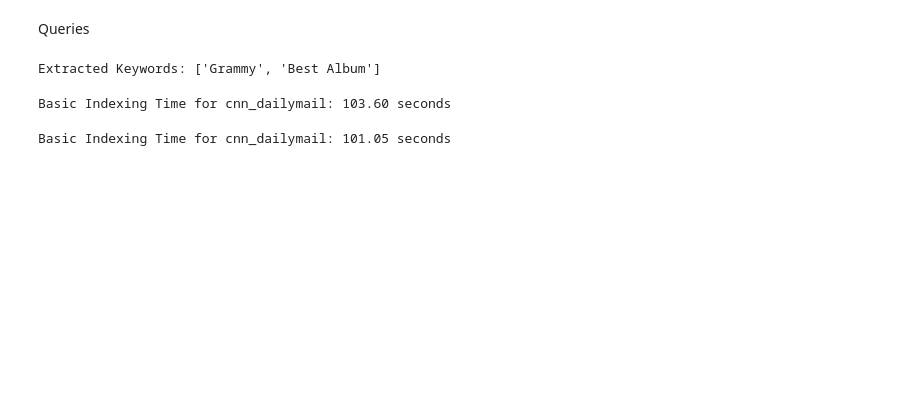
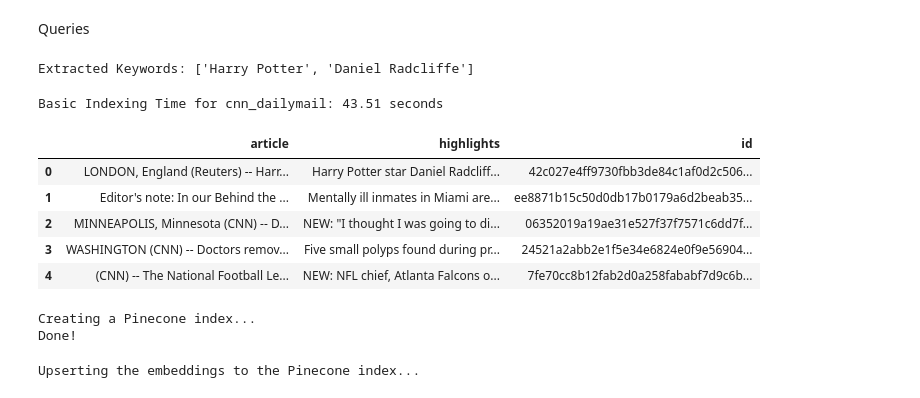
Before and after one commit to ethanelkaim/RAG-Models-For-LLM, a Jupyter notebook: RAG_Project.ipynb, the cells around one changed output. Cells and saved outputs as stored; diff of their text form; code cells hidden in the pictures; blank space fills up the shorter version.

Commit message:
Hierarchical using Pinecone indexing

```diff
--- a/RAG_Project.ipynb
+++ b/RAG_Project.ipynb
@@ -60,3 +51,19 @@ class Document:
+# %%
+# Function to extract keywords using Hugging Face's NER pipeline
+def extract_keywords(query):
+    ner_results = ner_pipeline(query)
+    keywords = []
+    year = None
+    for entity in ner_results:
+        entity_word = entity['word']
+        if entity_word not in keywords and not entity_word.startswith("##"):
+            keywords.append(entity_word)
+    year_pattern = r'\b(?:19|20)\d{2}\b' # Extract years
+    years = re.findall(year_pattern, query)
+    for year in years:
+        if year not in keywords:
+            year = year
+    return keywords, year
 # %%
 # Basic Indexing Function
 def index_dataset_basic(dataset_name, keyword):
@@ -284,12 +476,14 @@ Queries
 
 # Requiring Up-to-date Pop Culture or Media Knowledge:
 # query = "What was the main theme of the latest Marvel movie released in 2024?"  # Wrong wiki page.
-query = "Which artist won the Grammy for Best Album in 2024?"  # Worked
+# query = "Which artist won the Grammy for Best Album in 2024?"  # Worked
 
 # Complex or Technical Questions Requiring External Sources:
-# query = "What are the latest breakthroughs in treating Alzheimer's disease, according to 2023 clinical trials?"   # Didn't find the wiki page
+# query = "What are the latest breakthroughs in treating Alzheimer's disease, according to 2024 clinical trials?"   # Didn't find the wiki page
 
 # Questions Requiring Rare or Region-Specific Information:
 # query = "What are the local customs of the Himba tribe in Namibia?"   # Didn't find the wiki page
 # query = "How do you brew traditional Mongolian milk tea (Suutei Tsai)?"  # Basic LLM know the answer
+
+query = "How much money did Harry Potter star Daniel Radcliffe have when he was 18?"
 # %%
@@ -299,13 +492,34 @@ cohere_api_key = "LjyWoNgE5Cc1E5qytRY90Nwc2VlD1tMdKrkf13nF"
 # %%
 # Step 1: Extract keywords from the query
-keywords = extract_keywords(query)
+keywords, year = extract_keywords(query)
 print(f"Extracted Keywords: {keywords}")
+if year:
+  print(f"Extracted Year: {year}")
 # %% [output]
-Extracted Keywords: ['Grammy', 'Best Album']
+Extracted Keywords: ['Harry Potter', 'Daniel Radcliffe']
 # %%
 # Step 2: Fetch the data
-for keyword in keywords:
-    content_map = index_dataset_basic(dataset_name, keyword[0])
+time, ds, embeddings = index_dataset_basic(dataset_name, keywords[0])
 # %% [output]
-Basic Indexing Time for cnn_dailymail: 103.60 seconds
+Basic Indexing Time for cnn_dailymail: 43.51 seconds
-Basic Indexing Time for cnn_dailymail: 101.05 seconds
+# %%
+pd_dataset = ds.to_pandas()
+pd_dataset.head(5)
+# %% [output]
+|  | article | highlights | id |
+| 0 | LONDON, England (Reuters) -- Harr... | Harry Potter star Daniel Radcliff... | 42c027e4ff9730fbb3de84c1af0d2c506... |
+| 1 | Editor's note: In our Behind the ... | Mentally ill inmates in Miami are... | ee8871b15c50d0db17b0179a6d2beab35... |
+| 2 | MINNEAPOLIS, Minnesota (CNN) -- D... | NEW: "I thought I was going to di... | 06352019a19ae31e527f37f7571c6dd7f... |
+| 3 | WASHINGTON (CNN) -- Doctors remov... | Five small polyps found during pr... | 24521a2abb2e1f5e34e6824e0f9e56904... |
+| 4 | (CNN) -- The National Football Le... | NEW: NFL chief, Atlanta Falcons o... | 7fe70cc8b12fab2d0a258fababf7d9c6b... |
+# %%
+pc = create_pinecone_index('cnn-dailymail', embeddings.shape[1])
+# %% [output]
+Creating a Pinecone index...
+Done!
+# %%
+# Upsert the embeddings to the Pinecone index
+index = pc.Index('cnn-dailymail')
+index_upserted = upsert_vectors(index, embeddings, ds)
+# %% [output]
+Upserting the embeddings to the Pinecone index...
```
Also changed, not shown: parts of 20 cells of this notebook.
